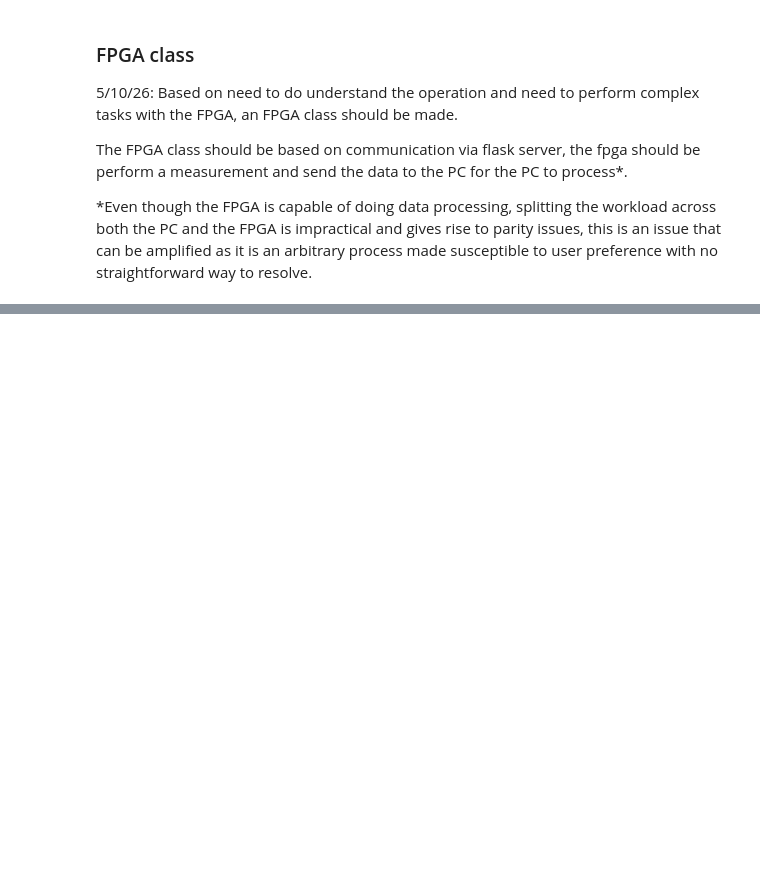
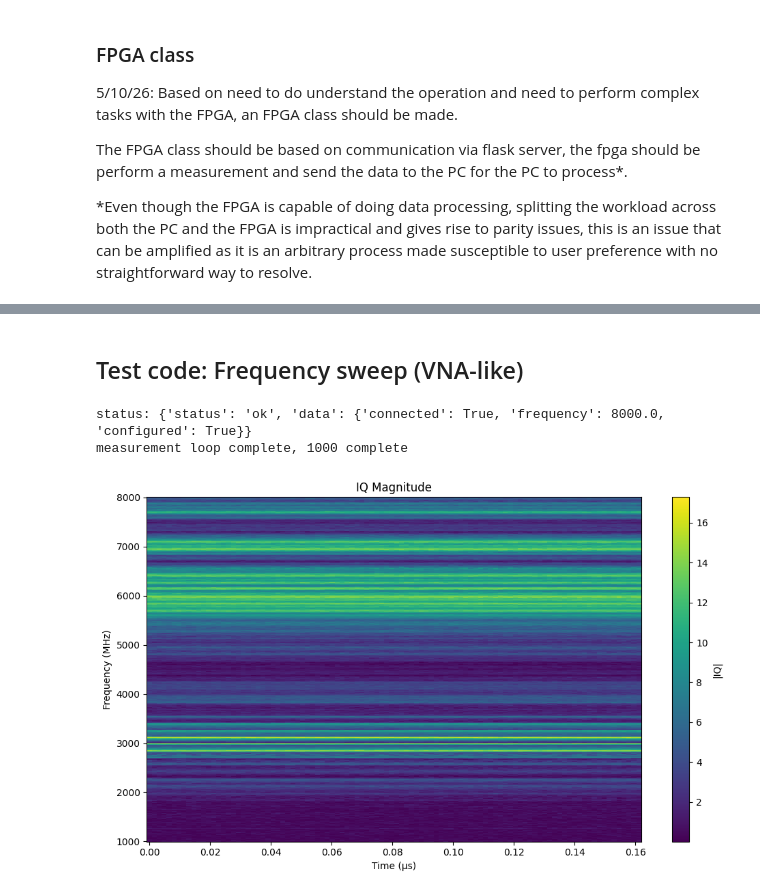
Before and after one commit to deden3791/q-SPIn, a Jupyter notebook: notebooks/pc_fpgaclass.ipynb, the cells around one changed output, grey strips where cells are left out. Cells and saved outputs as stored; diff of their text form; code cells hidden in the pictures; blank space fills up the shorter version.

Commit message:
working vna sweep

```diff
--- a/notebooks/pc_fpgaclass.ipynb
+++ b/notebooks/pc_fpgaclass.ipynb
@@ -201,0 +195,75 @@ plt.show()
+# %% [markdown]
+## Test code: Frequency sweep (VNA-like)
+# %%
+fpga = FPGAClient(fpga_ip="10.22.197.200", port = '5555') #FPGA ip
+
+print(f"status: {fpga.status()}")
+GEN_CH = 1
+RO_CH = 1
+
+config = {
+    "res_ch": GEN_CH,
+    "ro_chs": [RO_CH],
+    "reps": 1,
+    "relax_delay": 1.0,
+    "res_phase": 0,
+    "pulse_style": "const",
+    "sigma": 50,
+    "length": 300,
+    "readout_length": 100,
+    "pulse_gain": 40000,
+    "adc_trig_offset": 250,
+    "soft_avgs": 200
+}
+
+fpga.configure(config)
+
+f_start = 1000 #[MHze4]
+f_stop = 8000
+f_steps = 1000
+
+iq = []
+time = []
+
+for i in np.linspace(f_start, f_stop, f_steps):
+    fpga.set_frequency(i)
+    signal = fpga.measure() #IQ signal
+    iq.append(signal)
+time_axis = fpga.time_axis()#samples time axis[us]
+print(f"measurement loop complete, {f_steps} measurements complete")
+
+magnitude = np.abs(iq)
+phase = np.angle(iq)
+# %% [output]
+status: {'status': 'ok', 'data': {'connected': True, 'frequency': 8000.0, 'configured': True}}
+measurement loop complete, 1000 complete
+# %%
+# Convert IQ data to array
+iq = np.asarray(iq)
+
+# Magnitude
+magnitude = np.abs(iq)
+
+# Frequency axis
+freq_axis = np.linspace(f_start, f_stop, f_steps)
+
+# Plot 2D colourmap
+plt.figure(figsize=(10, 6))
+
+plt.pcolormesh(
+    time_axis,
+    freq_axis,
+    magnitude,
+    shading="auto",
+    cmap="viridis"
+)
+
+plt.xlabel("Time (µs)")
+plt.ylabel("Frequency (MHz)")
+plt.title("IQ Magnitude")
+plt.colorbar(label="|IQ|")
+
+plt.tight_layout()
+plt.show()
+# %% [output]
+[figure, added]
```
Also changed, not shown: parts of 6 cells of this notebook, 2 other files.
